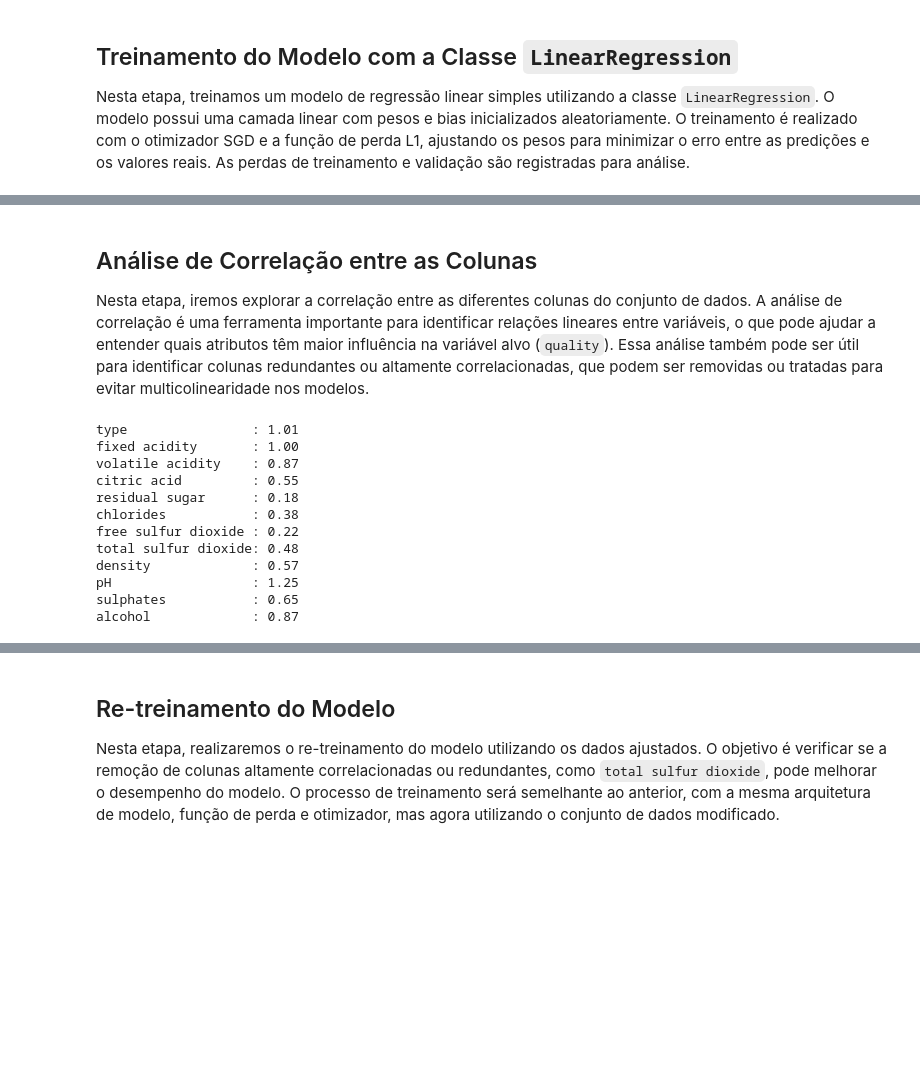
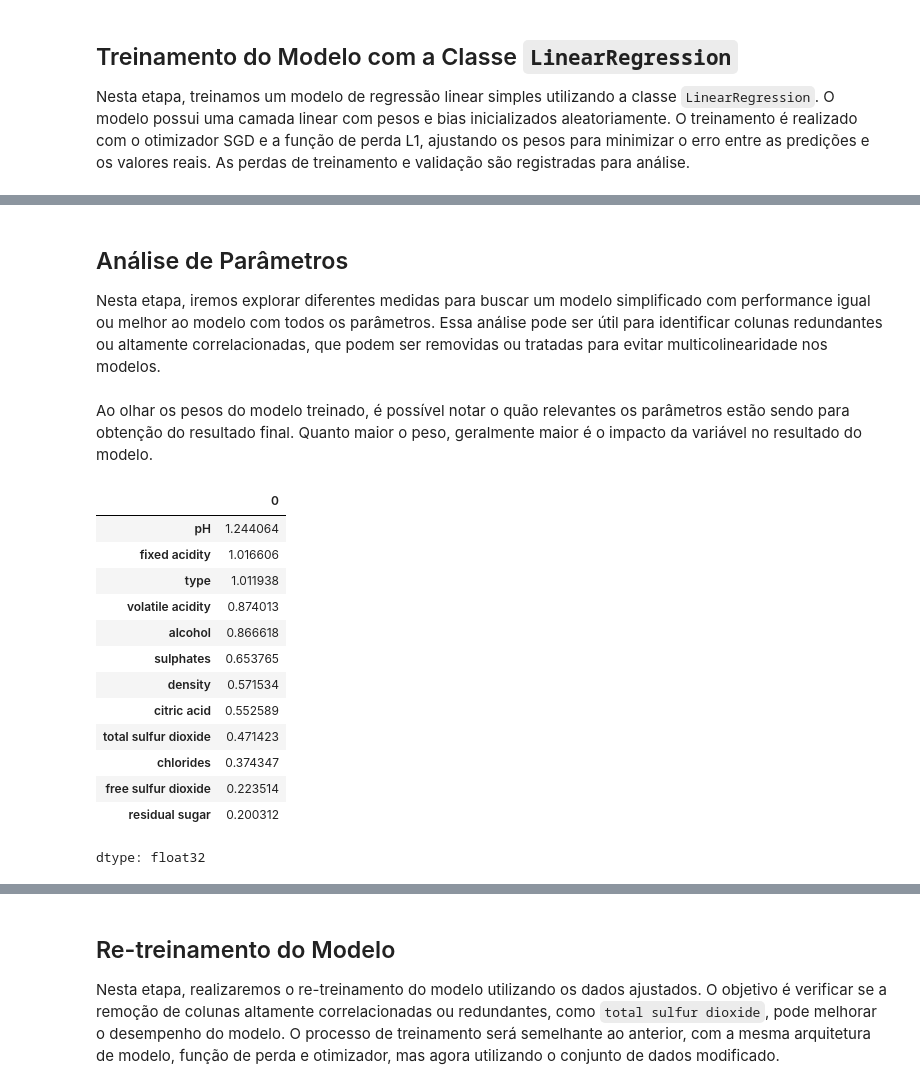
Before and after one commit to arthurpcardoso/t1-nia-winequality, a Jupyter notebook: main.ipynb, the cells around one changed output, grey strips where cells are left out. Cells and saved outputs as stored; diff of their text form; code cells hidden in the pictures; blank space fills up the shorter version.

```diff
--- a/main.ipynb
+++ b/main.ipynb
@@ -190,22 +165,26 @@ plt.show()
 # %% [markdown]
-## Análise de Correlação entre as Colunas
+## Análise de Parâmetros
 
-Nesta etapa, iremos explorar a correlação entre as diferentes colunas do conjunto de dados. A análise de correlação é uma ferramenta importante para identificar relações lineares entre variáveis, o que pode ajudar a entender quais atributos têm maior influência na variável alvo (`quality`). Essa análise também pode ser útil para identificar colunas redundantes ou altamente correlacionadas, que podem ser removidas ou tratadas para evitar multicolinearidade nos modelos.
+Nesta etapa, iremos explorar diferentes medidas para buscar um modelo simplificado com performance igual ou melhor ao modelo com todos os parâmetros. Essa análise pode ser útil para identificar colunas redundantes ou altamente correlacionadas, que podem ser removidas ou tratadas para evitar multicolinearidade nos modelos.
+# %% [markdown]
+Ao olhar os pesos do modelo treinado, é possível notar o quão relevantes os parâmetros estão sendo para obtenção do resultado final. Quanto maior o peso, geralmente maior é o impacto da variável no resultado do modelo.
 # %%
 inp_names = list(data.columns)[0:-1]
 inp_w_values = model.linear.weight.detach().numpy().reshape((len(inp_names),))
-for i in range(len(inp_names)):
-  print(f"{inp_names[i]:20}: {inp_w_values[i]:.2f}")
+w_df = pd.Series(inp_w_values, index=x.columns).sort_values(ascending=False)
+w_df
 # %% [output]
+|  | 0 |
+| pH | 1.244064 |
+| fixed acidity | 1.016606 |
+| type | 1.011938 |
+| volatile acidity | 0.874013 |
+| alcohol | 0.866618 |
+| sulphates | 0.653765 |
+| density | 0.571534 |
+| citric acid | 0.552589 |
+| total sulfur dioxide | 0.471423 |
+| chlorides | 0.374347 |
+| free sulfur dioxide | 0.223514 |
+| residual sugar | 0.200312 |
-type                : 1.01
-fixed acidity       : 1.00
-volatile acidity    : 0.87
-citric acid         : 0.55
-residual sugar      : 0.18
-chlorides           : 0.38
-free sulfur dioxide : 0.22
-total sulfur dioxide: 0.48
-density             : 0.57
-pH                  : 1.25
-sulphates           : 0.65
-alcohol             : 0.87
+dtype: float32
```
Also changed, not shown: parts of 21 cells of this notebook.
